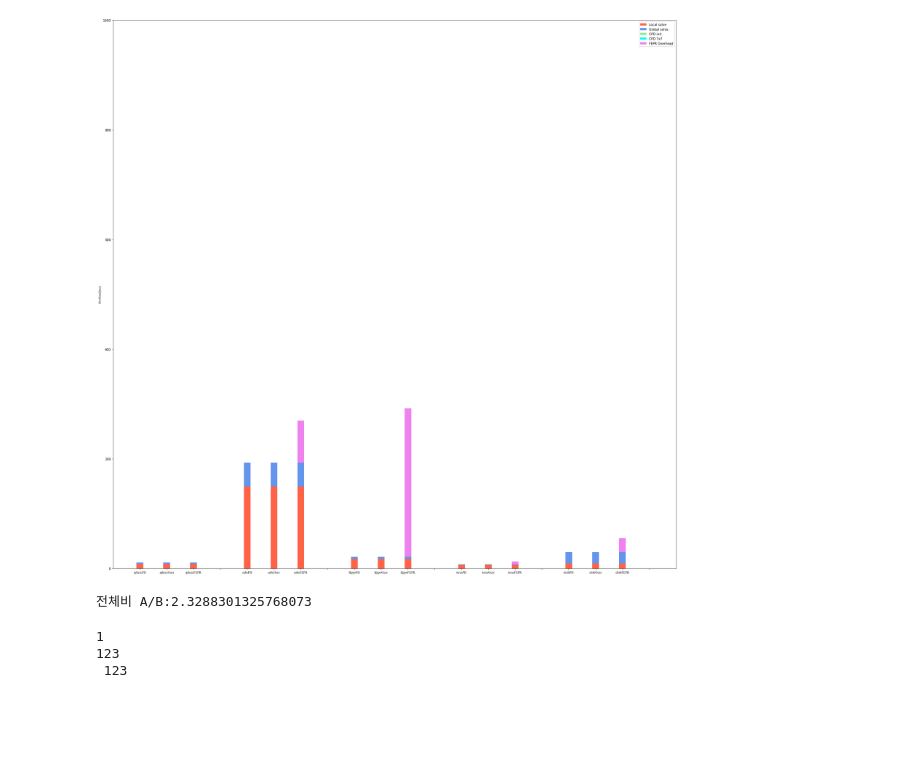
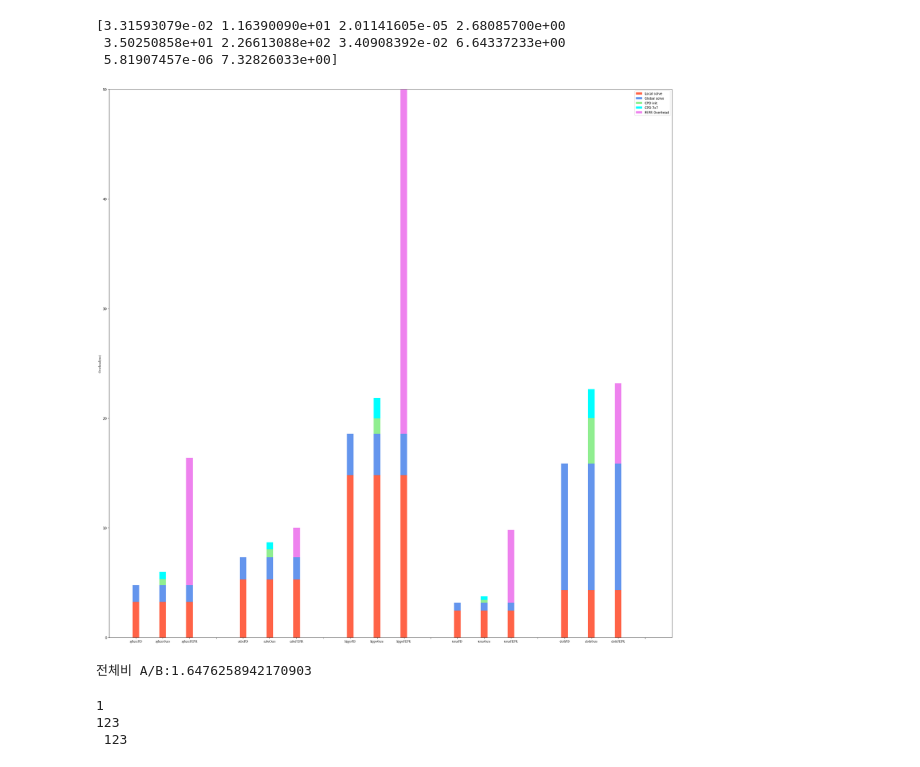
Before and after one commit to www0131/-Data-analysis, a Jupyter notebook: statistics.ipynb, the cells around one changed output. Drawn from its saved outputs; the diff is of its cells as text; code cells hidden in the pictures; blank space fills up the shorter version.

Commit message:
add graph

```diff
--- a/statistics.ipynb
+++ b/statistics.ipynb
@@ -27,7 +27,7 @@ def getData(path, col, point, flag = 1):
         f = open(path, "r")
         lines = f.readlines()
 
-        a = [[[]for j in range (0, col)] for i in range (0,100)]
+        a = [[[]for j in range (0, col)] for i in range (0,300)]
 
         index = 0
 
@@ -60,6 +60,8 @@ def getData(path, col, point, flag = 1):
             if line.find('a') != -1:
                 item = line.replace("a", "")
                 a[0].append(item)
+            elif line.find('b') != -1:
+                continue;
             else:
                 a[1].append(line)
 
@@ -73,6 +75,19 @@ def getData(path, col, point, flag = 1):
             if line.find('b') != -1:
                 a[0].append(line[0:line.find('b')])
                 a[1].append(line[line.find('b') + 1:len(line) - 1])
+
+    elif flag == 32: #for CPD Loss/ col used to frame.
+        f = open(path, "r")
+        lines = f.readlines()
+
+        a = [[] for i in range(col)]
+        index = 0;
+
+        for line in lines:
+            item = line.split(point)
+            for items in item:
+                a[index].append(items)
+            index += 1
 
 
     elif flag == 5: #for quantities. col used to frame 운동량, 에너지 받기.
@@ -126,7 +141,7 @@ sumPDData = [sum(sphere[0]), sum(sphere[1]),
 
 
 for i in range(0, 10):
-    sumPDData[i] = sumPDData[i] / 1000000 #ns to ms
+    sumPDData[i] = sumPDData[i] / 1000000 / 300 #ns to ms
 
 
 dummyDataForOurs = sumPDData
@@ -169,7 +184,7 @@ sumCPDOverhead = [sum(CPDOverHeadData_sphere[0]), sum(CPDOverHeadData_sphere[1])
                   sum(CPDOverHeadData_cloth[0]), sum(CPDOverHeadData_cloth[1])]
 
 for i in range(0, 10):
-    sumCPDOverhead[i] = sumCPDOverhead[i] / 1000000 #ns to ms
+    sumCPDOverhead[i] = sumCPDOverhead[i] / 1000000 / 300 #ns to ms
 # %%
 pathText = "feprLossnOverhead.txt"
 
@@ -180,7 +195,7 @@ FEPROverHeadData_torus = getData( filePathForOverHead + "10torus" + pathText,2,
 FEPROverHeadData_cloth = getData( filePathForOverHead + "10cloth" + pathText,2, "\t", 2)
 
 
-for i in range(100):
+for i in range(300):
     FEPROverHeadData_sphere[i][0] = list(map(float, FEPROverHeadData_sphere[i][0]))
     FEPROverHeadData_sphere[i][1] = list(map(int, FEPROverHeadData_sphere[i][1]))
 
@@ -198,7 +213,7 @@ for i in range(100):
 
 sumFEPROverHead = np.zeros(10)
 
-for i in range(100):
+for i in range(300):
     sumFEPROverHead[0] += sum(FEPROverHeadData_sphere[i][0])
     sumFEPROverHead[1] += sum(FEPROverHeadData_sphere[i][1])
 
@@ -216,7 +231,11 @@ for i in range(100):
 
 
 for i in range(0, 10):
-    sumFEPROverHead[i] = sumFEPROverHead[i] / 1000000 #ns to ms
+    sumFEPROverHead[i] = sumFEPROverHead[i] / 1000000 / 300 #ns to ms
+# %% [output]
+[3.31593079e-02 1.16390090e+01 2.01141605e-05 2.68085700e+00
+ 3.50250858e+01 2.26613088e+02 3.40908392e-02 6.64337233e+00
+ 5.81907457e-06 7.32826033e+00]
 # %%
 x = np.arange(0, 20)
 
@@ -257,37 +276,37 @@ for w in range(3):
                 plt.bar(i * 4 + 1, sumCPDOverhead[i * 2 + 1], width = 0.25, bottom = dummyDataForOurs[i * 2 + 1] + dummyDataForOurs[i * 2] + sumCPDOverhead[i * 2], color = pitColor[4], label = 'CPD 7x7')
             else:
                 plt.bar(i * 4 + 1, dummyDataForOurs[i * 2], width = 0.25, color = pitColor[0])
                 plt.bar(i * 4 + 1, sumCPDOverhead[i * 2], width = 0.25, bottom = dummyDataForOurs[i * 2 + 1] + dummyDataForOurs[i * 2], color = pitColor[2]) #ours overhead
                 plt.bar(i * 4 + 1, sumCPDOverhead[i * 2 + 1], width = 0.25, bottom = dummyDataForOurs[i * 2 + 1] + dummyDataForOurs[i * 2] + sumCPDOverhead[i * 2], color = pitColor[4])
         for i in range(1,6):
             plt.bar((i - 1) * 4 + 1, dummyDataForOurs[i * 2 - 1], width = 0.25, bottom = dummyDataForOurs[(i - 1) * 2], color = pitColor[1])
 
     elif w == 2: # FEPR
         for i in range(5):
             if i == 0:
                 plt.bar(i * 4 + 2, dummyDataForFEPR[i * 2], width = 0.25, color = pitColor[0])
-                plt.bar(i * 4 + 2, sumFEPROverHead[i*2], width = 0.25, bottom = dummyDataForFEPR[i * 2 + 1] + dummyDataForFEPR[i * 2], color = pitColor[3], label = 'FEPR Overhead') #FEPR overhead
+                plt.bar(i * 4 + 2, sumFEPROverHead[i*2 + 1], width = 0.25, bottom = dummyDataForFEPR[i * 2 + 1] + dummyDataForFEPR[i * 2], color = pitColor[3], label = 'FEPR Overhead') #FEPR overhead
             else:
                 plt.bar(i * 4 + 2, dummyDataForFEPR[i * 2], width = 0.25, color = pitColor[0])
                 plt.bar(i * 4 + 2, sumFEPROverHead[i*2 + 1], width = 0.25, bottom = dummyDataForFEPR[i * 2 + 1] + dummyDataForFEPR[i * 2], color = pitColor[3]) #FEPR overhead
         for i in range(1,6):
             plt.bar((i - 1) * 4 + 2, dummyDataForFEPR[i * 2 - 1], width = 0.25, bottom = dummyDataForFEPR[(i - 1) * 2], color = pitColor[1])
 
 csfont = {'fontname':'times new roman'}
 
 plt.xticks(x, name, **csfont)
 plt.ylabel('Overhead(ms)', **csfont)
 plt.legend(loc='upper right')
-plt.axis([-1, 20, 0, 1000])
+plt.axis([-1, 20, 0, 50])
 
 plt.rcParams["figure.figsize"] = (32, 32)
 plt.savefig('C:/Users/JeongWooSeok/Desktop/test.png', dpi=200)
 plt.show()
 
 print("전체비 A/B:" + str(sum(dataRatio)/4))
 # %% [output]
-[figure, old version]
+[figure, new version]
-전체비 A/B:2.3288301325768073
+전체비 A/B:1.6476258942170903
 # %%
 a = "123\n a123\n"
 
```
Also changed, not shown: parts of 7 cells of this notebook.
